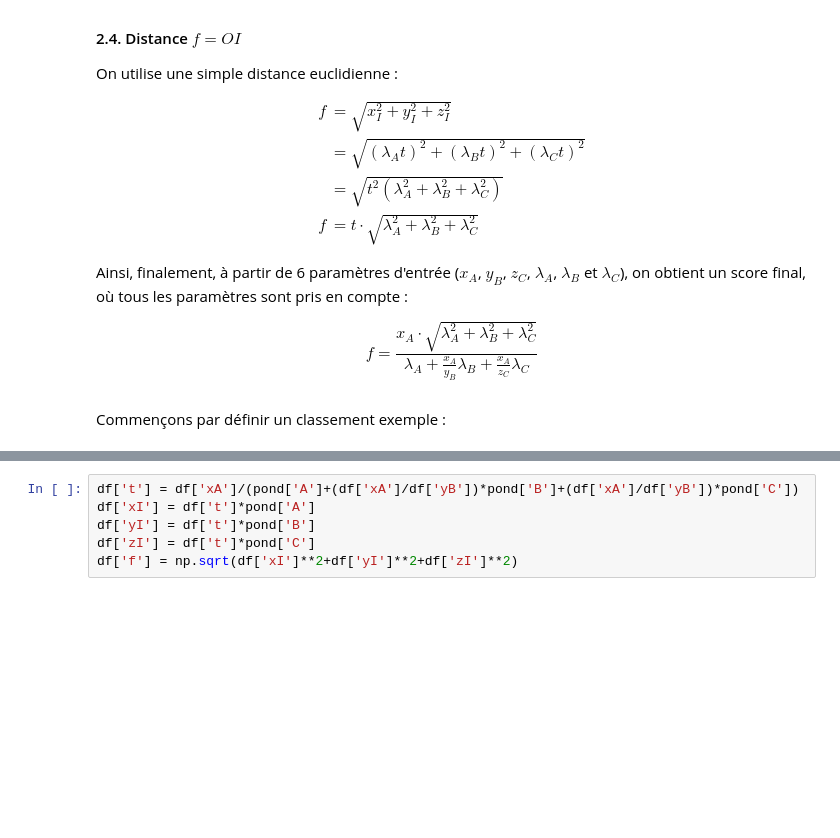
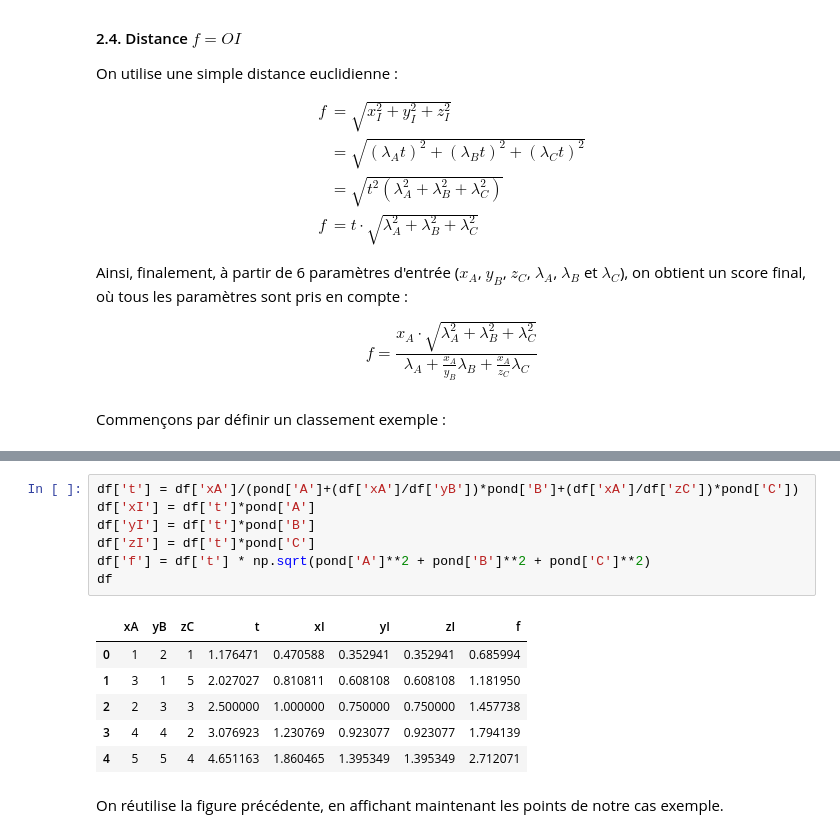
Before and after one commit to Silloky/Grand-Oral, a Jupyter notebook: Aggregation de rangs/Notebook.ipynb, the cells around one changed output, grey strips where cells are left out. Drawn from its saved outputs; the diff is of its cells as text; blank space fills up the shorter version.

```diff
--- a/Aggregation de rangs/Notebook.ipynb
+++ b/Aggregation de rangs/Notebook.ipynb
@@ -266,6 +267,16 @@ df
 # %%
-df['t'] = df['xA']/(pond['A']+(df['xA']/df['yB'])*pond['B']+(df['xA']/df['yB'])*pond['C'])
+df['t'] = df['xA']/(pond['A']+(df['xA']/df['yB'])*pond['B']+(df['xA']/df['zC'])*pond['C'])
 df['xI'] = df['t']*pond['A']
 df['yI'] = df['t']*pond['B']
 df['zI'] = df['t']*pond['C']
-df['f'] = np.sqrt(df['xI']**2+df['yI']**2+df['zI']**2)
+df['f'] = df['t'] * np.sqrt(pond['A']**2 + pond['B']**2 + pond['C']**2)
+df
+# %% [output]
+|  | xA | yB | zC | t | xI | yI | zI | f |
+| 0 | 1 | 2 | 1 | 1.176471 | 0.470588 | 0.352941 | 0.352941 | 0.685994 |
+| 1 | 3 | 1 | 5 | 2.027027 | 0.810811 | 0.608108 | 0.608108 | 1.181950 |
+| 2 | 2 | 3 | 3 | 2.500000 | 1.000000 | 0.750000 | 0.750000 | 1.457738 |
+| 3 | 4 | 4 | 2 | 3.076923 | 1.230769 | 0.923077 | 0.923077 | 1.794139 |
+| 4 | 5 | 5 | 4 | 4.651163 | 1.860465 | 1.395349 | 1.395349 | 2.712071 |
+# %% [markdown]
+On réutilise la figure précédente, en affichant maintenant les points de notre cas exemple.
```
Also changed, not shown: parts of 10 cells of this notebook, 1 other file.
